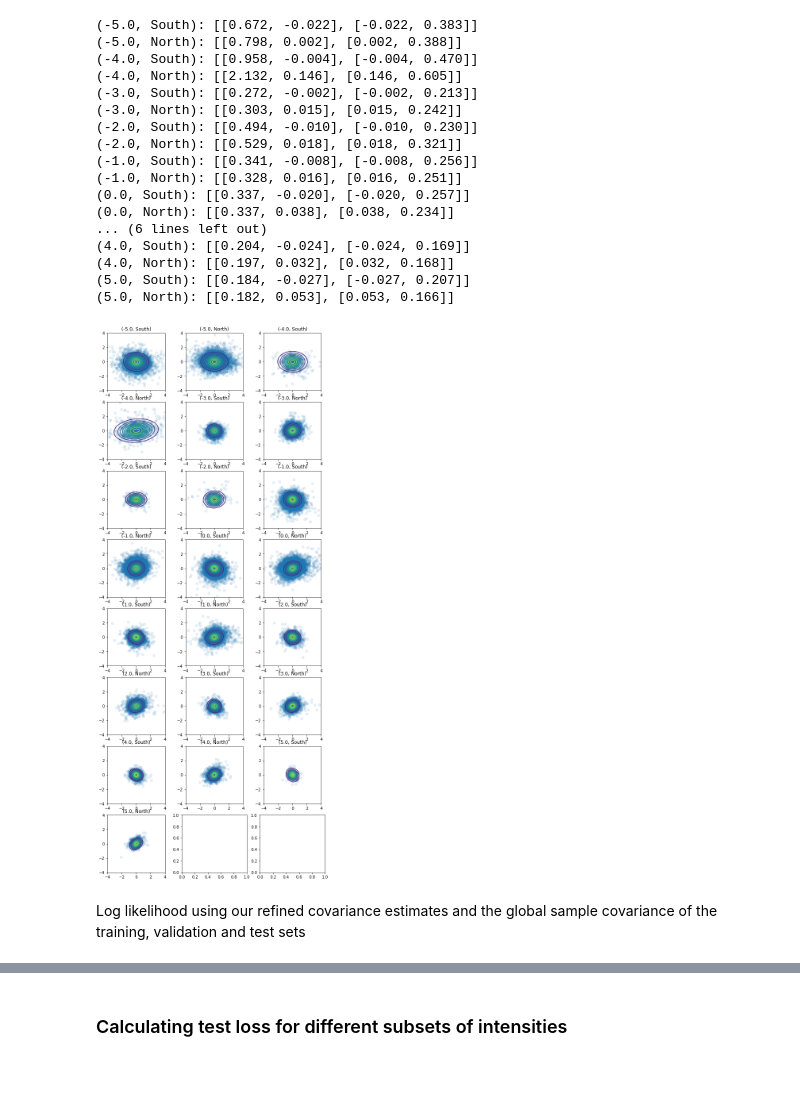
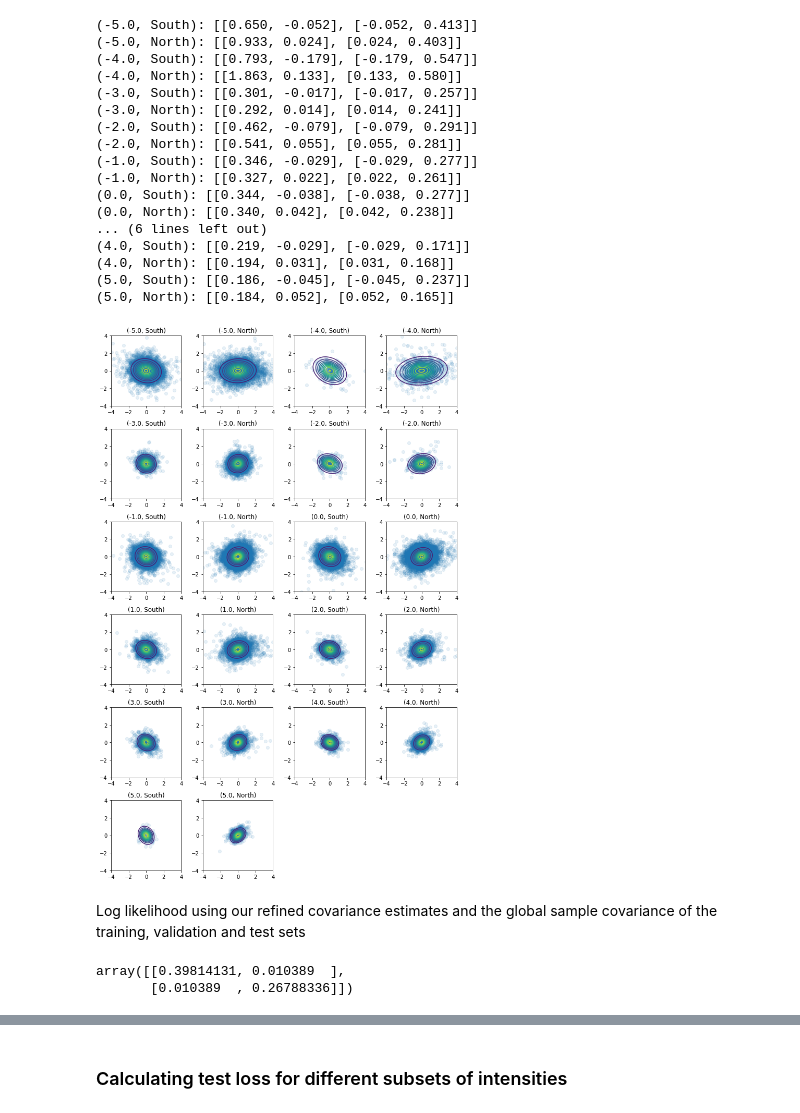
Before and after one commit to jackmiller2003/dl-cyclones, a Jupyter notebook: BinnedCovariance.ipynb, the cells around one changed output, grey strips where cells are left out. Saved outputs shown, nothing was run; the diff lists cells and outputs as text; code cells hidden in the pictures; blank space fills up the shorter version.

Commit message:
fix old math

```diff
--- a/BinnedCovariance.ipynb
+++ b/BinnedCovariance.ipynb
@@ -1,10 +1,14 @@
 # %%
 import numpy as np
+import matplotlib.pyplot as plt
 
 # prediction vectors: shape is (n_samples, 2) of long/lat displacements in degrees
 train_preds = np.load("/g/data/x77/jm0124/feature_vectors/feature-array-outputs-uv-train.npy")[:,[0,1]]
 val_preds   = np.load("/g/data/x77/jm0124/feature_vectors/feature-array-outputs-uv-val.npy")  [:,[0,1]]
 test_preds  = np.load("/g/data/x77/jm0124/feature_vectors/feature-array-outputs-uv-test.npy") [:,[0,1]]
+
+def wrap_longitude(long: float) -> float:
+    return (long + 180) % 360 - 180
 
 import json
 def load_labels(f):
@@ -17,8 +21,8 @@ def load_labels(f):
         # JSON object has label: [[long_old, long_new], [lat_old, lat_new], [inten, inten]],
         # time: int, index: int
         long, lat, inten = j[id_]['label']
-        labels.append([long[1] - long[0], lat[1] - lat[0]])
-        latent.append([long[0], lat[0], inten[0]])
+        labels.append([wrap_longitude(long[1] - long[0]), lat[1] - lat[0]])
+        latent.append([wrap_longitude(long[0]), lat[0], inten[0]])
     return np.array(labels), np.array(latent)
 
 # Latent stores associated lists of [old_long, old_lat, intensity]
@@ -29,3 +43,14 @@ test_labels,  test_latent  = load_labels("/g/data/x77/jm0124/feature_vectors/tes
 assert train_preds.shape == train_labels.shape
 assert val_preds.shape == val_labels.shape
 assert test_preds.shape == test_labels.shape
+# %%
+# plot distribution of magnitudes, it's Rayleigh distributed
+from scipy.stats import rayleigh
+x = np.linspace(rayleigh.ppf(0.001), rayleigh.ppf(0.999), 1000)
+plt.plot(x, rayleigh.pdf(x, scale=0.9),'k-',lw=2)
+R = (test_labels - test_preds)
+mag = np.sqrt(R[:,0]**2 + R[:,1]**2)
+mag = mag[mag < 300]
+plt.hist(mag, bins=60, density=True)
+plt.xlim(0,8)
+None
@@ -40,15 +76,13 @@ class Hemisphere(IntEnum):
 
 from collections import defaultdict
 def bin_by_intensity_and_hemi(preds, true, latent):
-    mask = abs((true - preds)).sum(axis=1) < 90
     # returns a (default)dict where keys are intensities and values
     # are lists of (pred, true, latent) tuples where each is an ndarray
     bins = defaultdict(list)
     for i in range(len(preds)):
-        if mask[i]:
-            inten = latent[i,2]
-            hemi = Hemisphere.South if true[i][1] < 0 else Hemisphere.North
-            bins[(inten, hemi)].append((preds[i],true[i],latent[i]))
+        inten = latent[i,2]
+        hemi = Hemisphere.South if latent[i][1] < 0 else Hemisphere.North # latent[i][1] is the start latitude
+        bins[(inten, hemi)].append((preds[i],true[i],latent[i]))
     return bins
 
 train_bins = bin_by_intensity_and_hemi(train_preds, train_labels, train_latent)
@@ -104,52 +138,57 @@ for key in buckets:
     cov = train_cov[key].tolist()
     print(f"{key}: [[{cov[0][0]:.3f}, {cov[0][1]:.3f}], [{cov[1][0]:.3f}, {cov[1][1]:.3f}]]")
 # %% [output]
-(-5.0, South): [[0.672, -0.022], [-0.022, 0.383]]
-(-5.0, North): [[0.798, 0.002], [0.002, 0.388]]
-(-4.0, South): [[0.958, -0.004], [-0.004, 0.470]]
-(-4.0, North): [[2.132, 0.146], [0.146, 0.605]]
-(-3.0, South): [[0.272, -0.002], [-0.002, 0.213]]
-(-3.0, North): [[0.303, 0.015], [0.015, 0.242]]
-(-2.0, South): [[0.494, -0.010], [-0.010, 0.230]]
-(-2.0, North): [[0.529, 0.018], [0.018, 0.321]]
-(-1.0, South): [[0.341, -0.008], [-0.008, 0.256]]
-(-1.0, North): [[0.328, 0.016], [0.016, 0.251]]
-(0.0, South): [[0.337, -0.020], [-0.020, 0.257]]
-(0.0, North): [[0.337, 0.038], [0.038, 0.234]]
+(-5.0, South): [[0.650, -0.052], [-0.052, 0.413]]
+(-5.0, North): [[0.933, 0.024], [0.024, 0.403]]
+(-4.0, South): [[0.793, -0.179], [-0.179, 0.547]]
+(-4.0, North): [[1.863, 0.133], [0.133, 0.580]]
+(-3.0, South): [[0.301, -0.017], [-0.017, 0.257]]
+(-3.0, North): [[0.292, 0.014], [0.014, 0.241]]
+(-2.0, South): [[0.462, -0.079], [-0.079, 0.291]]
+(-2.0, North): [[0.541, 0.055], [0.055, 0.281]]
+(-1.0, South): [[0.346, -0.029], [-0.029, 0.277]]
+(-1.0, North): [[0.327, 0.022], [0.022, 0.261]]
+(0.0, South): [[0.344, -0.038], [-0.038, 0.277]]
+(0.0, North): [[0.340, 0.042], [0.042, 0.238]]
 ... (6 lines left out)
-(4.0, South): [[0.204, -0.024], [-0.024, 0.169]]
-(4.0, North): [[0.197, 0.032], [0.032, 0.168]]
-(5.0, South): [[0.184, -0.027], [-0.027, 0.207]]
-(5.0, North): [[0.182, 0.053], [0.053, 0.166]]
+(4.0, South): [[0.219, -0.029], [-0.029, 0.171]]
+(4.0, North): [[0.194, 0.031], [0.031, 0.168]]
+(5.0, South): [[0.186, -0.045], [-0.045, 0.237]]
+(5.0, North): [[0.184, 0.052], [0.052, 0.165]]
 # %%
 # Plotting samples on top of a N(0, sample_cov) contour
 import matplotlib.pyplot as plt
+import matplotlib.gridspec as gridspec
 import seaborn as sns
 from scipy.stats import multivariate_normal
 import math
 
 def plot_bucket(ax, key):
     ax.axis(xmin=-4, xmax=4, ymin=-4, ymax=4)
     ax.set_aspect('equal', adjustable='box')
     # contour
     x, y = np.mgrid[-10:10:.05, -10:10:.05]
     rv = multivariate_normal([0, 0], train_cov[key])
     data = np.dstack((x, y))
     z = rv.pdf(data)
     ax.contour(x, y, z, levels=10)
     # scatter the points
     x, y = train_res[key].T
     ax.scatter(x, y, alpha=0.1)
     ax.set_title(key)
 
-fig, ax = plt.subplots(nrows=math.ceil(len(buckets)/3), ncols=3)
-fig.set_size_inches(10, 25)
-axes = [col for row in ax for col in row]
-for ax, key in zip(axes, buckets):
+fig = plt.figure(figsize=(10, 15))
+gs  = gridspec.GridSpec(6, 4)
+fig.subplots_adjust(top=0.85)
+
+for gs_, key in zip(gs, buckets):
+    ax = plt.subplot(gs_)
     plot_bucket(ax, key)
+fig.tight_layout()
+plt.savefig("binned_distributions.png")
 plt.show()
 # %% [output]
-[figure, old version]
+[figure, new version]
 # %% [markdown]
 Log likelihood using our refined covariance estimates and the global sample covariance of the training, validation and test sets
 # %%
@@ -177,6 +216,10 @@ def pred_cov(p, latent):
     return np.array([[a,b],[b,c]])
 # %%
 global_cov = np.cov((train_labels - train_preds).T)
+global_cov
+# %% [output]
+array([[0.39814131, 0.010389  ],
+       [0.010389  , 0.26788336]])
 # %%
 def likelihood_stats(res, cov, labels, preds):
     def gm(a): return math.exp(a / labels.shape[0])
```
Also changed, not shown: parts of 6 cells of this notebook, 2 other files.
